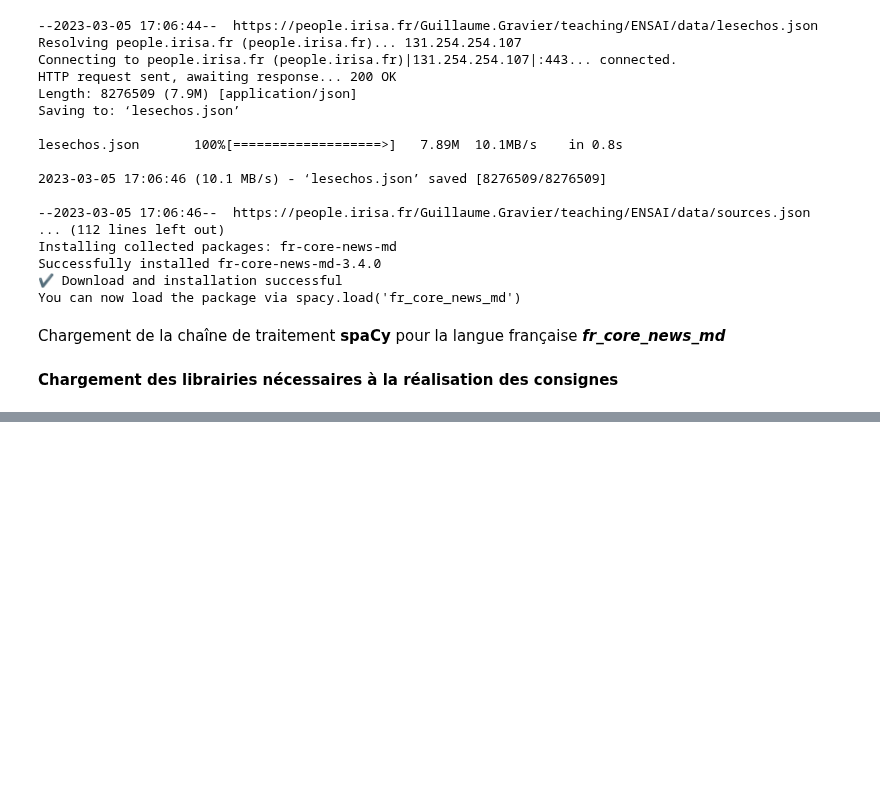
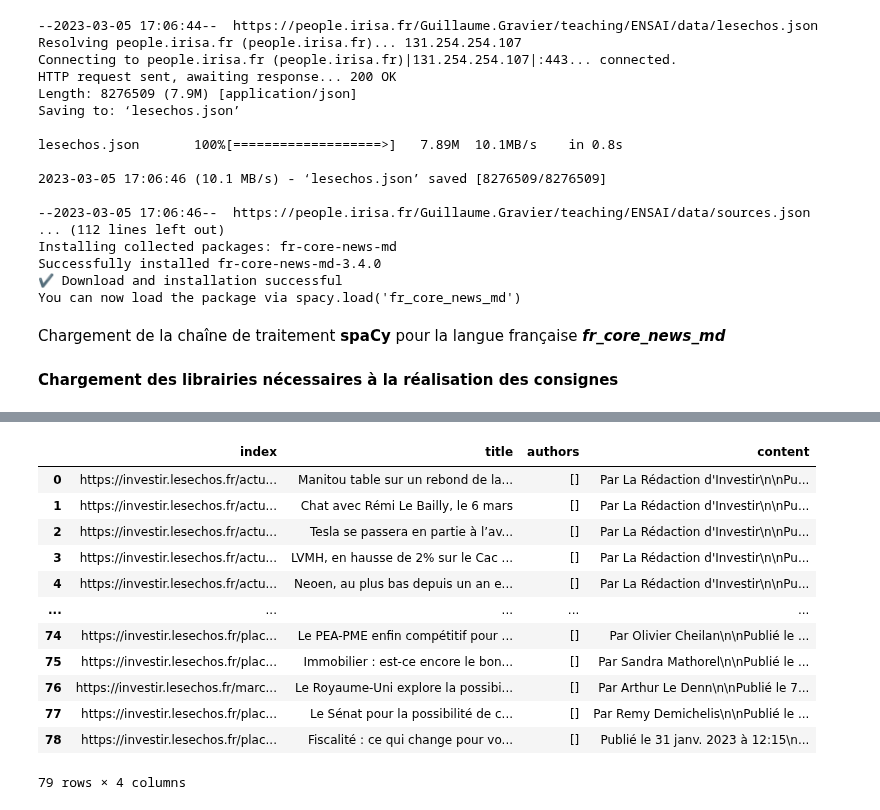
Before and after one commit to s-sawadogo/NLP-Web-Mining, a Jupyter notebook: NLP-Web-Mining.ipynb, the cells around one changed output, grey strips where cells are left out. Drawn from its saved outputs; the diff is of its cells as text; code cells hidden in the pictures; blank space fills up the shorter version.

```diff
--- a/NLP-Web-Mining.ipynb
+++ b/NLP-Web-Mining.ipynb
@@ -54,0 +196,8 @@ from urllib.parse import urlparse
+# %%
+# Opening JSON file
+f= open('sources.json')
+
+# retourner un objet json sous forme de dictionbaire
+source = json.load(f)
+#print('Sources')
+display(source)
@@ -54,0 +230,48 @@ from urllib.parse import urlparse
+# %%
+#  se premunir contre le bloquage de commande
+ssl._create_default_https_context = ssl._create_unverified_context
+#  recuperer le fichier RSS
+rss_url = list(source.values())
+articles = list()
+stored_url = set()
+
+for url in rss_url:
+  #lecture des flux de données RSS
+  data = fp.parse(url)
+  #iterer sur les entrees du flux RSS
+  for item in data.entries:
+    #récupérer le lien de chaque article
+    link = item.link
+    #Vérifier si le lien est déjà contenu dans la base de données existante et passer à l'itération suivante le cas échéant
+    if link in stored_url:
+      continue
+      #scanner l'article
+    article = Article(link)
+    article.download()
+    article.parse()
+    articles.append({'index': link,
+          'title': article.title,
+          'authors': article.authors,
+          'content': article.text})
+    stored_url.add(link) #ajouter le lien s'il ne figure pas déjà dans la base de données
+
+  database =  pd.DataFrame.from_dict(articles) #construction de la base de données
+
+
+  #dir(objet) pour voir ses attributs
+# %%
+database
+# %% [output]
+|  | index | title | authors | content |
+| 0 | https://investir.lesechos.fr/actu... | Manitou table sur un rebond de la... | [] | Par La Rédaction d'Investir\n\nPu... |
+| 1 | https://investir.lesechos.fr/actu... | Chat avec Rémi Le Bailly, le 6 mars | [] | Par La Rédaction d'Investir\n\nPu... |
+| 2 | https://investir.lesechos.fr/actu... | Tesla se passera en partie à l’av... | [] | Par La Rédaction d'Investir\n\nPu... |
+| 3 | https://investir.lesechos.fr/actu... | LVMH, en hausse de 2% sur le Cac ... | [] | Par La Rédaction d'Investir\n\nPu... |
+| 4 | https://investir.lesechos.fr/actu... | Neoen, au plus bas depuis un an e... | [] | Par La Rédaction d'Investir\n\nPu... |
+| ... | ... | ... | ... | ... |
+| 74 | https://investir.lesechos.fr/plac... | Le PEA-PME enfin compétitif pour ... | [] | Par Olivier Cheilan\n\nPublié le ... |
+| 75 | https://investir.lesechos.fr/plac... | Immobilier : est-ce encore le bon... | [] | Par Sandra Mathorel\n\nPublié le ... |
+| 76 | https://investir.lesechos.fr/marc... | Le Royaume-Uni explore la possibi... | [] | Par Arthur Le Denn\n\nPublié le 7... |
+| 77 | https://investir.lesechos.fr/plac... | Le Sénat pour la possibilité de c... | [] | Par Remy Demichelis\n\nPublié le ... |
+| 78 | https://investir.lesechos.fr/plac... | Fiscalité : ce qui change pour vo... | [] | Publié le 31 janv. 2023 à 12:15\n... |
+79 rows × 4 columns
```
Also changed, not shown: parts of 16 cells of this notebook.
